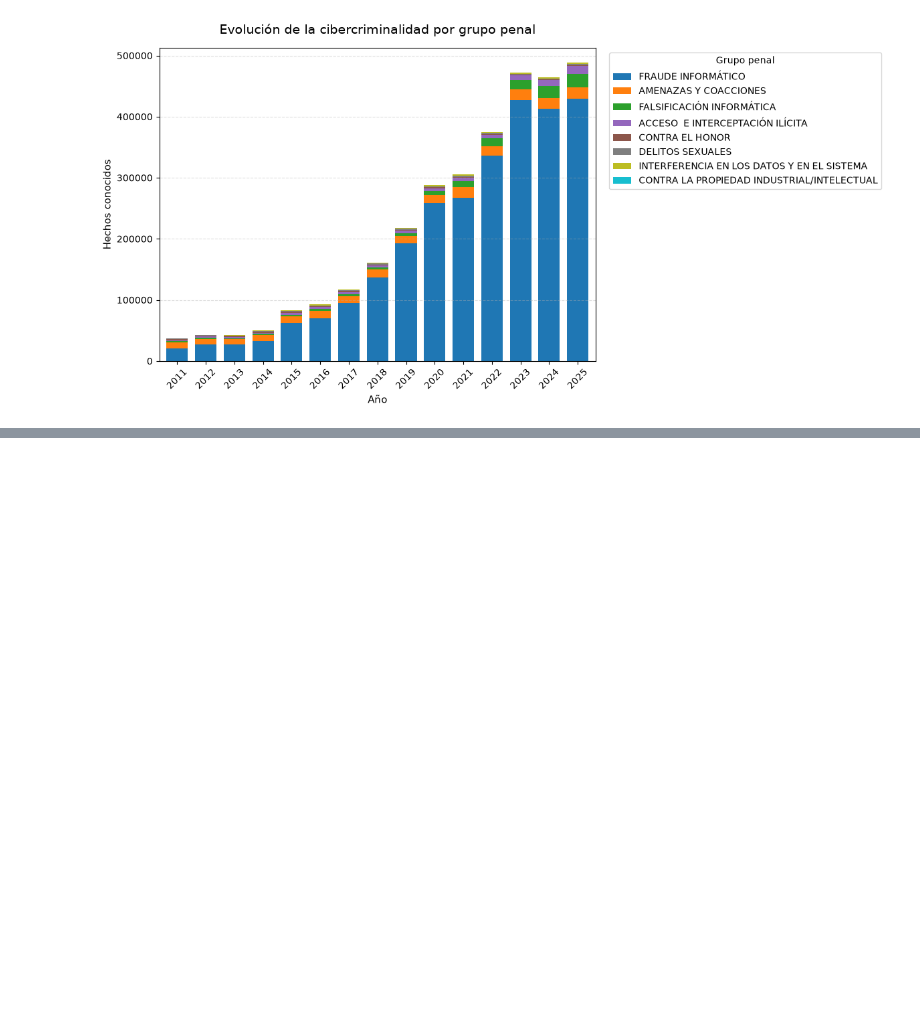
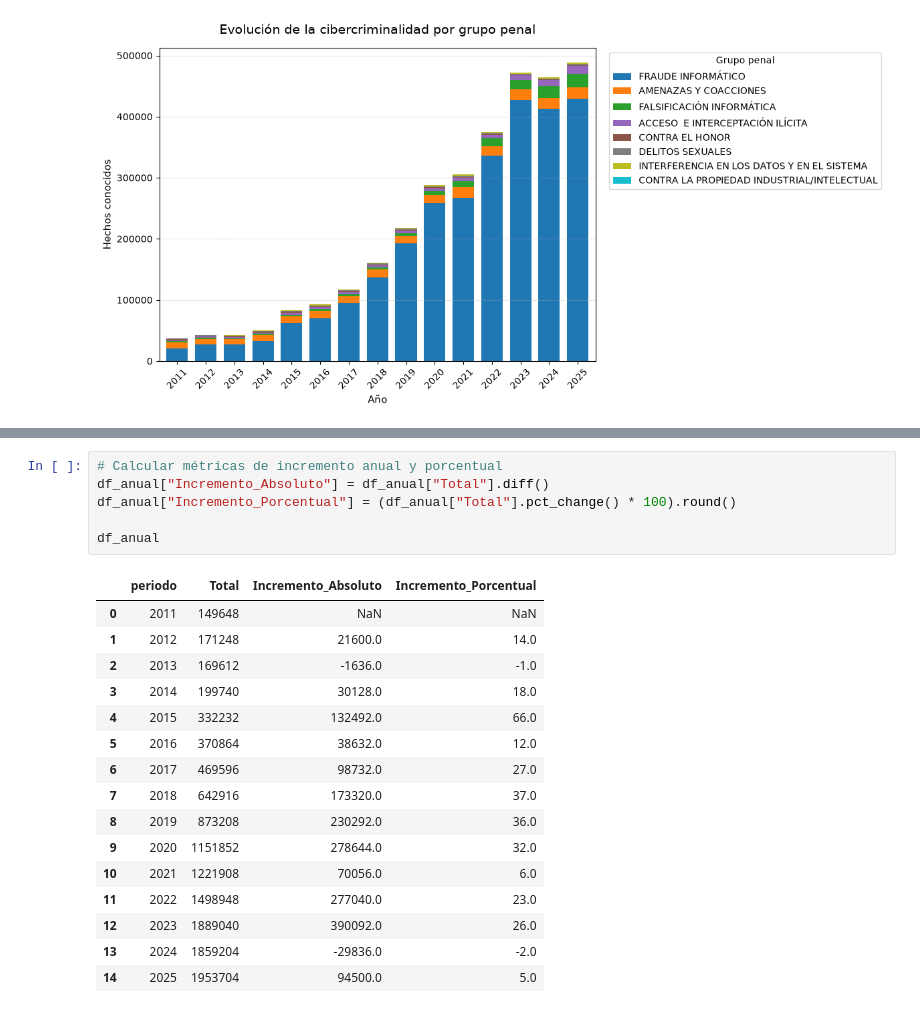
Before and after one commit to aupatxus/cibercriminalidad, a Jupyter notebook: src/utils/1 05001 Evolución de la ciberdelincuencia.ipynb, the cells around one changed output, grey strips where cells are left out. Cells and saved outputs as stored; diff of their text form; blank space fills up the shorter version.

```diff
--- a/src/utils/1 05001 Evolución de la ciberdelincuencia.ipynb
+++ b/src/utils/1 05001 Evolución de la ciberdelincuencia.ipynb
@@ -145,0 +194,23 @@ plt.show()
+# %%
+# Calcular métricas de incremento anual y porcentual
+df_anual["Incremento_Absoluto"] = df_anual["Total"].diff()
+df_anual["Incremento_Porcentual"] = (df_anual["Total"].pct_change() * 100).round()
+
+df_anual
+# %% [output]
+|  | periodo | Total | Incremento_Absoluto | Incremento_Porcentual |
+| 0 | 2011 | 149648 | NaN | NaN |
+| 1 | 2012 | 171248 | 21600.0 | 14.0 |
+| 2 | 2013 | 169612 | -1636.0 | -1.0 |
+| 3 | 2014 | 199740 | 30128.0 | 18.0 |
+| 4 | 2015 | 332232 | 132492.0 | 66.0 |
+| 5 | 2016 | 370864 | 38632.0 | 12.0 |
+| 6 | 2017 | 469596 | 98732.0 | 27.0 |
+| 7 | 2018 | 642916 | 173320.0 | 37.0 |
+| 8 | 2019 | 873208 | 230292.0 | 36.0 |
+| 9 | 2020 | 1151852 | 278644.0 | 32.0 |
+| 10 | 2021 | 1221908 | 70056.0 | 6.0 |
+| 11 | 2022 | 1498948 | 277040.0 | 23.0 |
+| 12 | 2023 | 1889040 | 390092.0 | 26.0 |
+| 13 | 2024 | 1859204 | -29836.0 | -2.0 |
+| 14 | 2025 | 1953704 | 94500.0 | 5.0 |
```
Also changed, not shown: parts of 8 cells of this notebook, 1 other file.
